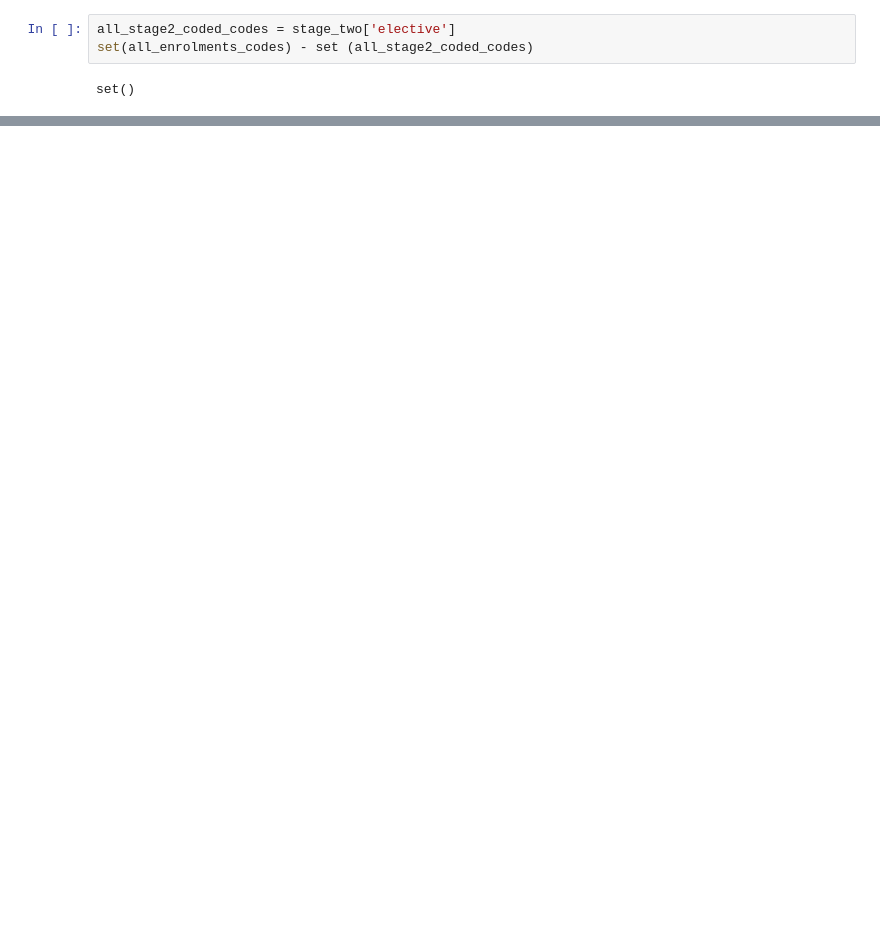
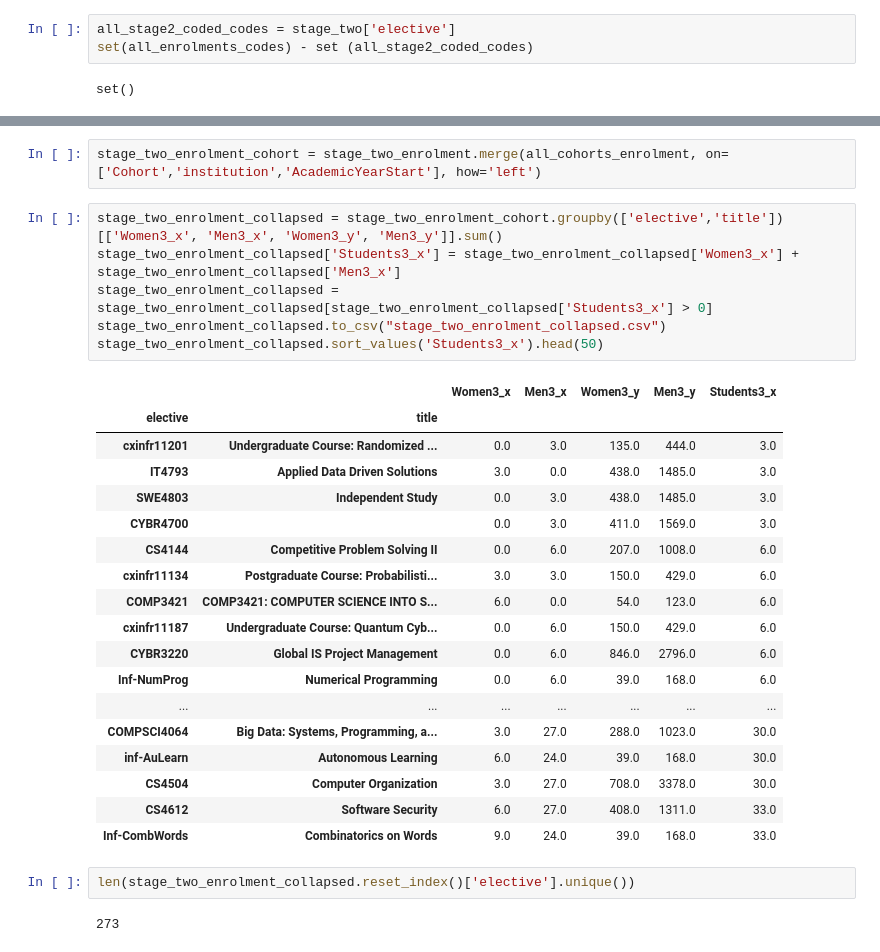
Before and after one commit to stevenaeola/iticse2023_wg6, a Jupyter notebook: process_curriculum_codes.ipynb, the cells around one changed output, grey strips where cells are left out. Saved outputs shown, nothing was run; the diff lists cells and outputs as text; blank space fills up the shorter version.

```diff
--- a/process_curriculum_codes.ipynb
+++ b/process_curriculum_codes.ipynb
@@ -473,0 +471,31 @@ len(stage_two_enrolment.reset_index()['elective'].unique())
+# %%
+stage_two_enrolment_cohort = stage_two_enrolment.merge(all_cohorts_enrolment, on=['Cohort','institution','AcademicYearStart'], how='left')
+# %%
+stage_two_enrolment_collapsed = stage_two_enrolment_cohort.groupby(['elective','title'])[['Women3_x', 'Men3_x', 'Women3_y', 'Men3_y']].sum()
+stage_two_enrolment_collapsed['Students3_x'] = stage_two_enrolment_collapsed['Women3_x'] + stage_two_enrolment_collapsed['Men3_x']
+stage_two_enrolment_collapsed = stage_two_enrolment_collapsed[stage_two_enrolment_collapsed['Students3_x'] > 0]
+stage_two_enrolment_collapsed.to_csv("stage_two_enrolment_collapsed.csv")
+stage_two_enrolment_collapsed.sort_values('Students3_x').head(50)
+# %% [output]
+|  |  | Women3_x | Men3_x | Women3_y | Men3_y | Students3_x |
+| elective | title |  |  |  |  |  |
+| cxinfr11201 | Undergraduate Course: Randomized ... | 0.0 | 3.0 | 135.0 | 444.0 | 3.0 |
+| IT4793 | Applied Data Driven Solutions | 3.0 | 0.0 | 438.0 | 1485.0 | 3.0 |
+| SWE4803 | Independent Study | 0.0 | 3.0 | 438.0 | 1485.0 | 3.0 |
+| CYBR4700 |  | 0.0 | 3.0 | 411.0 | 1569.0 | 3.0 |
+| CS4144 | Competitive Problem Solving II | 0.0 | 6.0 | 207.0 | 1008.0 | 6.0 |
+| cxinfr11134 | Postgraduate Course: Probabilisti... | 3.0 | 3.0 | 150.0 | 429.0 | 6.0 |
+| COMP3421 | COMP3421: COMPUTER SCIENCE INTO S... | 6.0 | 0.0 | 54.0 | 123.0 | 6.0 |
+| cxinfr11187 | Undergraduate Course: Quantum Cyb... | 0.0 | 6.0 | 150.0 | 429.0 | 6.0 |
+| CYBR3220 | Global IS Project Management | 0.0 | 6.0 | 846.0 | 2796.0 | 6.0 |
+| Inf-NumProg | Numerical Programming | 0.0 | 6.0 | 39.0 | 168.0 | 6.0 |
+| ... | ... | ... | ... | ... | ... | ... |
+| COMPSCI4064 | Big Data: Systems, Programming, a... | 3.0 | 27.0 | 288.0 | 1023.0 | 30.0 |
+| inf-AuLearn | Autonomous Learning | 6.0 | 24.0 | 39.0 | 168.0 | 30.0 |
+| CS4504 | Computer Organization | 3.0 | 27.0 | 708.0 | 3378.0 | 30.0 |
+| CS4612 | Software Security | 6.0 | 27.0 | 408.0 | 1311.0 | 33.0 |
+| Inf-CombWords | Combinatorics on Words | 9.0 | 24.0 | 39.0 | 168.0 | 33.0 |
+# %%
+len(stage_two_enrolment_collapsed.reset_index()['elective'].unique())
+# %% [output]
+273
```
Also changed, not shown: parts of 20 cells of this notebook, 47 other files.
